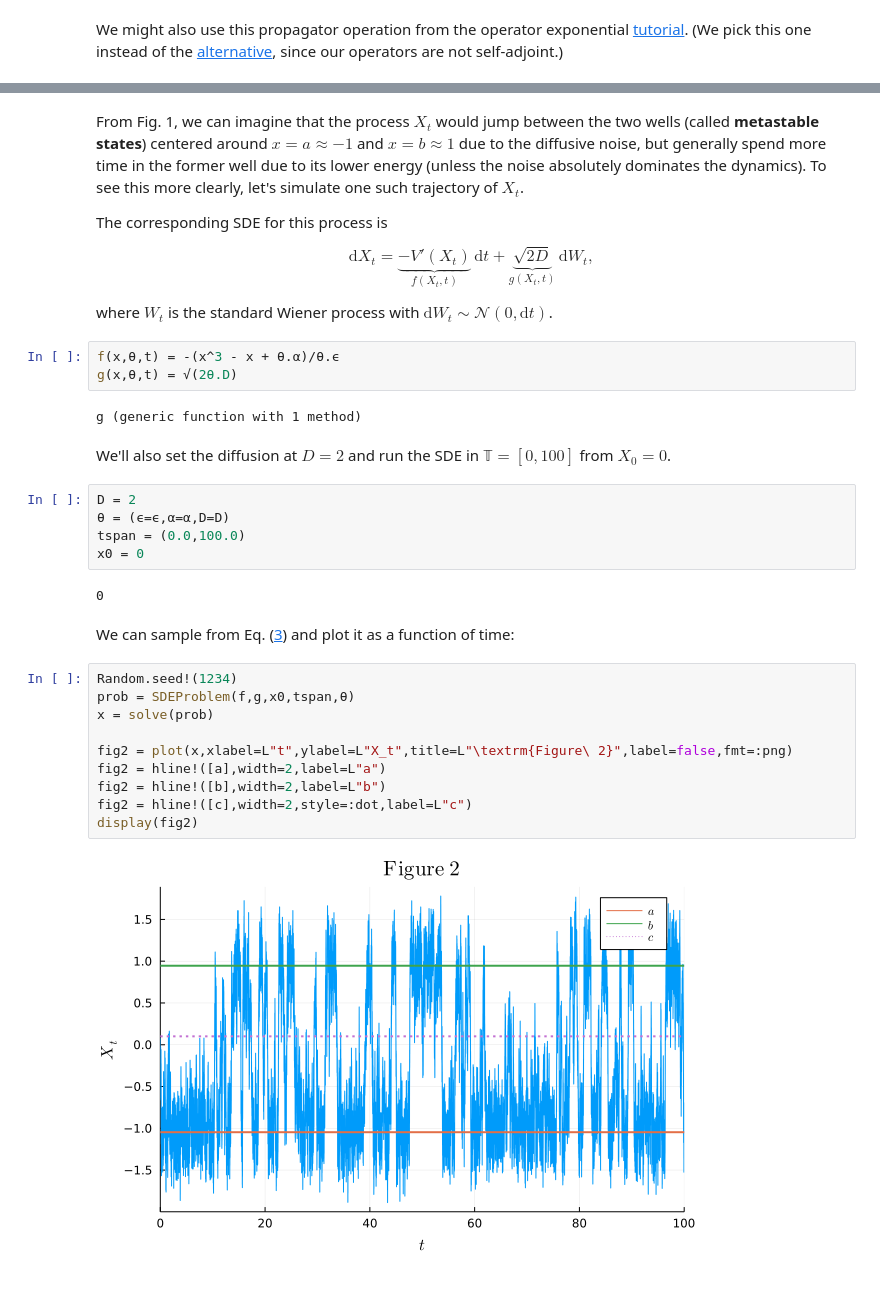
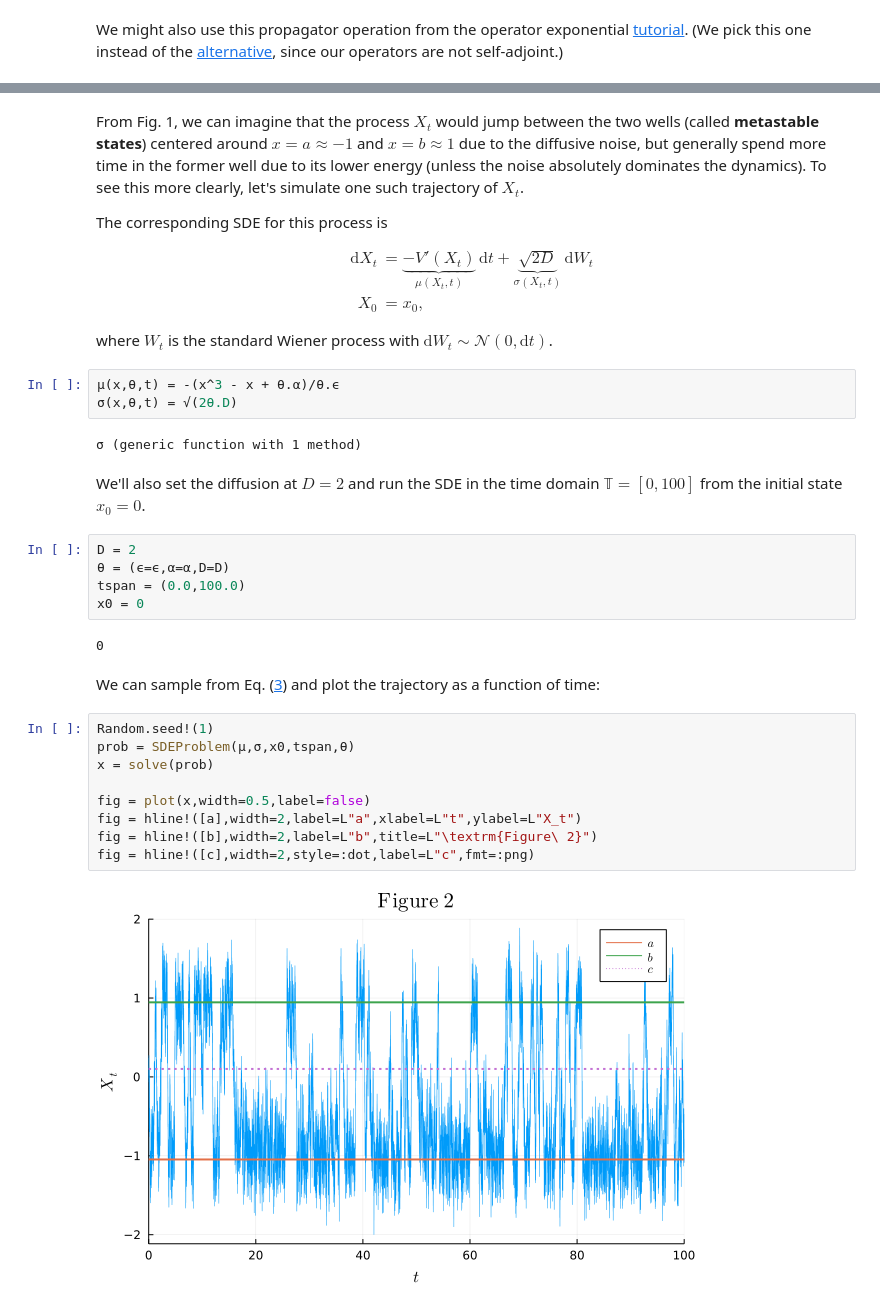
Before and after one commit to mjyshin/math-tutorials, a Jupyter notebook: transition_path.ipynb, the cells around one changed output, grey strips where cells are left out. Cells and saved outputs as stored; diff of their text form.

```diff
--- a/transition_path.ipynb
+++ b/transition_path.ipynb
@@ -123,17 +123,20 @@ From Fig. 1, we can imagine that the process $X_t$ would jump between the two we
 The corresponding SDE for this process is
 
 $$
-\text{d}X_t = \underbrace{-V'(X_t)}_{f(X_t,t)}\,\text{d}t + \underbrace{\sqrt{2D}}_{g(X_t,t)}\,\text{d}W_t,\label{eq:sde}\tag{3}
+\begin{align*}
+\text{d}X_t &= \underbrace{-V'(X_t)}_{\mu(X_t,t)}\,\text{d}t + \underbrace{\sqrt{2D}}_{\sigma(X_t,t)}\,\text{d}W_t\\
+X_0 &= x_0,
+\end{align*}\label{eq:sde}\tag{3}
 $$
 
 where $W_t$ is the standard Wiener process with $\text{d}W_t \sim \mathcal{N}(0,\text{d}t)$.
 # %%
-f(x,θ,t) = -(x^3 - x + θ.α)/θ.ϵ
-g(x,θ,t) = √(2θ.D)
+μ(x,θ,t) = -(x^3 - x + θ.α)/θ.ϵ
+σ(x,θ,t) = √(2θ.D)
 # %% [output]
-g (generic function with 1 method)
+σ (generic function with 1 method)
 # %% [markdown]
-We'll also set the diffusion at $D=2$ and run the SDE in $\mathbb{T}=[0,100]$ from $X_0=0$.
+We'll also set the diffusion at $D=2$ and run the SDE in the time domain $\mathbb{T}=[0,100]$ from the initial state $x_0=0$.
 # %%
 D = 2
 θ = (ϵ=ϵ,α=α,D=D)
@@ -142,17 +145,16 @@ x0 = 0
 # %% [output]
 0
 # %% [markdown]
-We can sample from Eq. ([3](#mjx-eqn-eq:sde)) and plot it as a function of time:
+We can sample from Eq. ([3](#mjx-eqn-eq:sde)) and plot the trajectory as a function of time:
 # %%
-Random.seed!(1234)
-prob = SDEProblem(f,g,x0,tspan,θ)
+Random.seed!(1)
+prob = SDEProblem(μ,σ,x0,tspan,θ)
 x = solve(prob)
 
-fig2 = plot(x,xlabel=L"t",ylabel=L"X_t",title=L"\textrm{Figure\ 2}",label=false,fmt=:png)
-fig2 = hline!([a],width=2,label=L"a")
-fig2 = hline!([b],width=2,label=L"b")
-fig2 = hline!([c],width=2,style=:dot,label=L"c")
-display(fig2)
+fig = plot(x,width=0.5,label=false)
+fig = hline!([a],width=2,label=L"a",xlabel=L"t",ylabel=L"X_t")
+fig = hline!([b],width=2,label=L"b",title=L"\textrm{Figure\ 2}")
+fig = hline!([c],width=2,style=:dot,label=L"c",fmt=:png)
 # %% [output]
-[figure, old version]
+[figure, new version]
 # %% [markdown]
```
Also changed, not shown: parts of 28 cells of this notebook.
